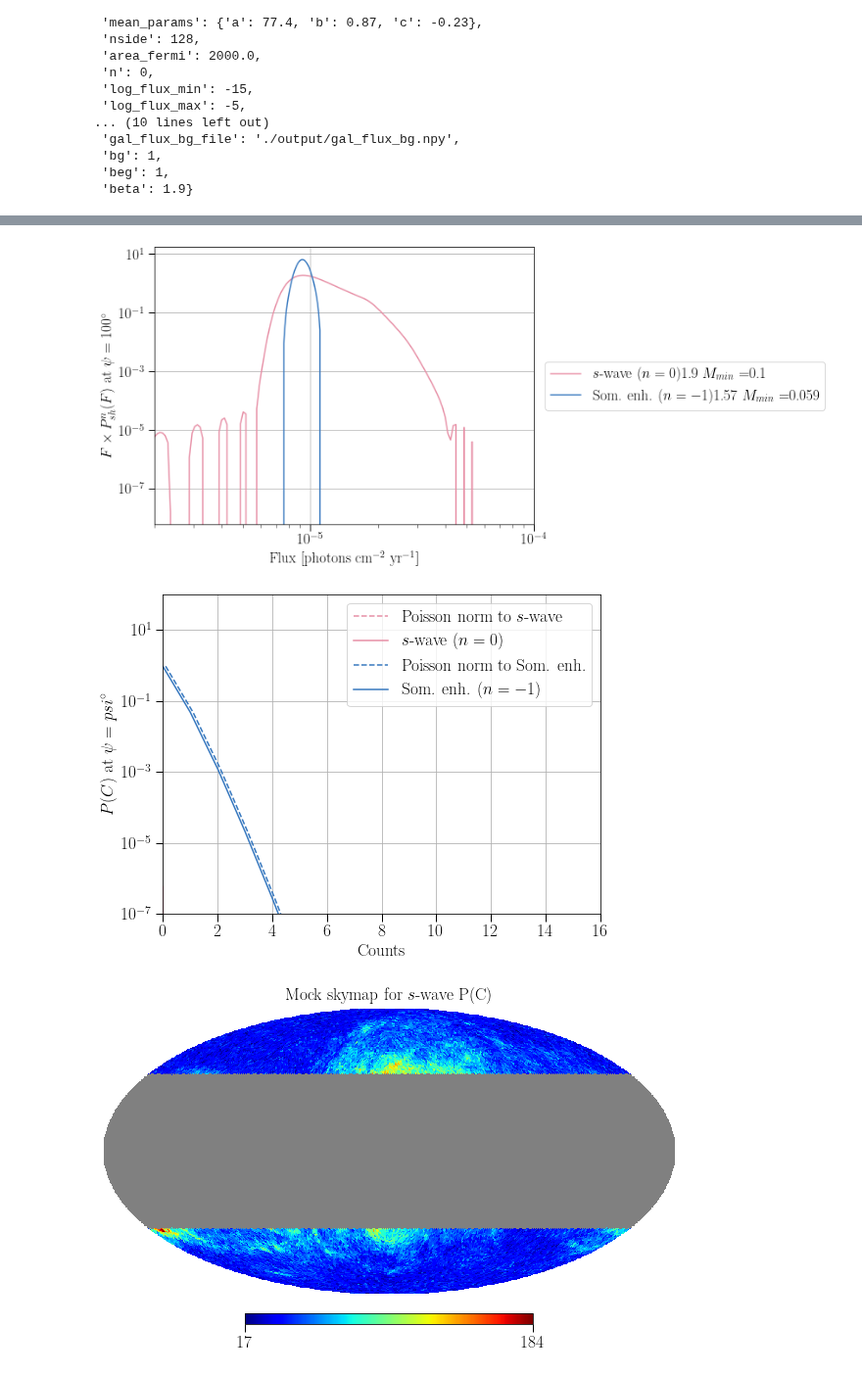
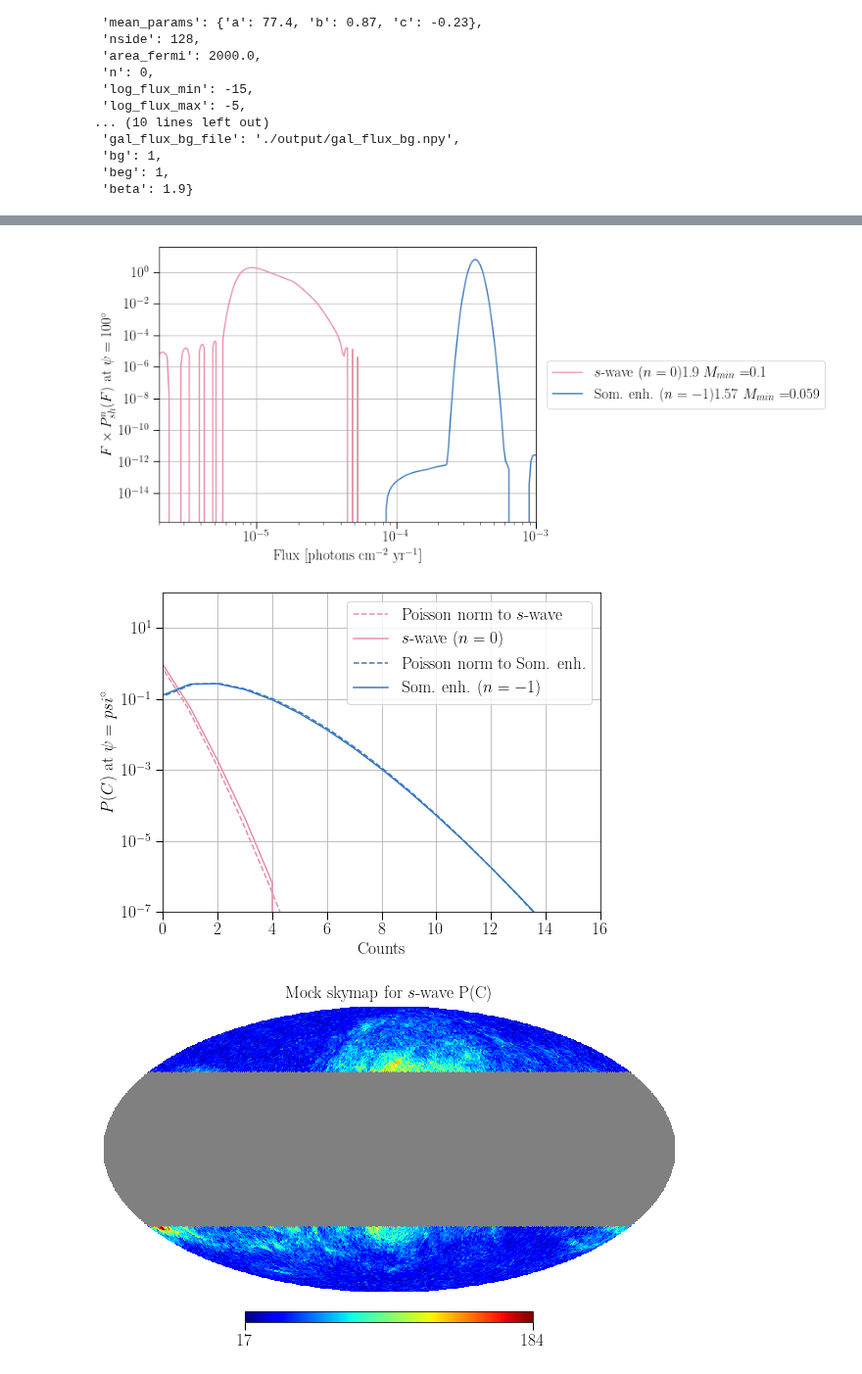
Before and after one commit to runburg/dm_gal_substructure, a Jupyter notebook: paper_plots.ipynb, the cells around one changed output, grey strips where cells are left out. Shown at 98% size. Drawn from its saved outputs; the diff is of its cells as text; code cells hidden in the pictures.

```diff
--- a/paper_plots.ipynb
+++ b/paper_plots.ipynb
@@ -164,7 +161,7 @@ fig.savefig('./output/plots/psh_ssom.pdf', bbox_extra_artists=(lgd,), bbox_inche
 fig, ax = plt.subplots(figsize=(8, 6))
 lss = iter(['-', '--', ':', '-.'])
 
-files, mmins, betas = ['./output/n0_pshfunc_beta19_Mmin1e-1.npz', './output/n-1_pshfunc_beta19_Mmin59e-3.npz'], [1e-1, 5.9e-2], [1.9, 1.57]
+files, mmins, betas = ['./output/n0_pshfunc_beta19_Mmin1e-1.npz', './output/n-1_pshfunc_beta16_Mmin59e-3.npz'], [1e-1, 5.9e-2], [1.9, 1.57]
 with np.load(files[0]) as f:
     psis = f['psi']
     fluxes = f['flux']
@@ -178,35 +175,36 @@ with np.load(files[1]) as f:
     psis = f['psi']
     fluxes = f['flux']
     psh2d = f['psh']
 
 psh2d[psh2d < 0] = 0
 
 #     print(psh2d)
 sompshfunc2d = intp.interp2d(psis, fluxes, np.nan_to_num(psh2d), bounds_error=False, fill_value=0)
 somfluxes = fluxes[5:]
 
 
 shift_som = somfluxes[(somfluxes*sompshfunc2d(psi, somfluxes).T).argmax()] / sfluxes[(sfluxes*pshfunc2d(psi, sfluxes).T).argmax()]
+shift_som = 1
 # psh2d *= shift_som
 # fluxes /= shift_som
 
 ls = next(lss)
 ax.plot(sfluxes, sfluxes * pshfunc2d(psi, sfluxes).flatten(), label=n_labels[0]+str(betas[0]) + '  $M_{min}=$' + str(mmins[0]), color=colors[0], ls=ls)
 ax.plot(somfluxes / shift_som, somfluxes * sompshfunc2d(psi, somfluxes).flatten(), label=n_labels[-1]+str(betas[1]) + ' $M_{min}=$' + str(mmins[1]), color=colors[-1], ls=ls)
 
 ax.set_xscale('log')
 ax.set_yscale('log')
 ax.set_xlabel(r'Flux [photons cm$^{-2}$ yr$^{-1}$]')
 ax.set_ylabel(rf'$F \times P^n_{{sh}}(F)$ at $\psi={psi}^\circ$')
 
-ax.set_xlim(left=2e-6, right=1e-4)
+ax.set_xlim(left=2e-6, right=1e-3)
 #     ax.set_ylim(bottom=1e-4, top=100)
 ax.grid()
 lgd = ax.legend(loc='center left', bbox_to_anchor=(1.01, 0.5))
 
 fig.savefig('./output/plots/psh_ssom.pdf', bbox_extra_artists=(lgd,), bbox_inches='tight')
 # %% [output]
-[figure, old version]
+[figure, new version]
 # %%
 from scipy.stats import poisson
 
@@ -240,7 +238,7 @@ ax.set_xlim(left=0, right=16)
 
 fig.savefig('./output/plots/pc_ssom.pdf')
 # %% [output]
-[figure, old version]
+[figure, new version]
 # %%
 # fiducial fermi exposure and fwimp = phipp swave
 s_map = './output/plots/n0_skymap_59674.npy'
```
Also changed, not shown: parts of 4 cells of this notebook, 10 other files.
